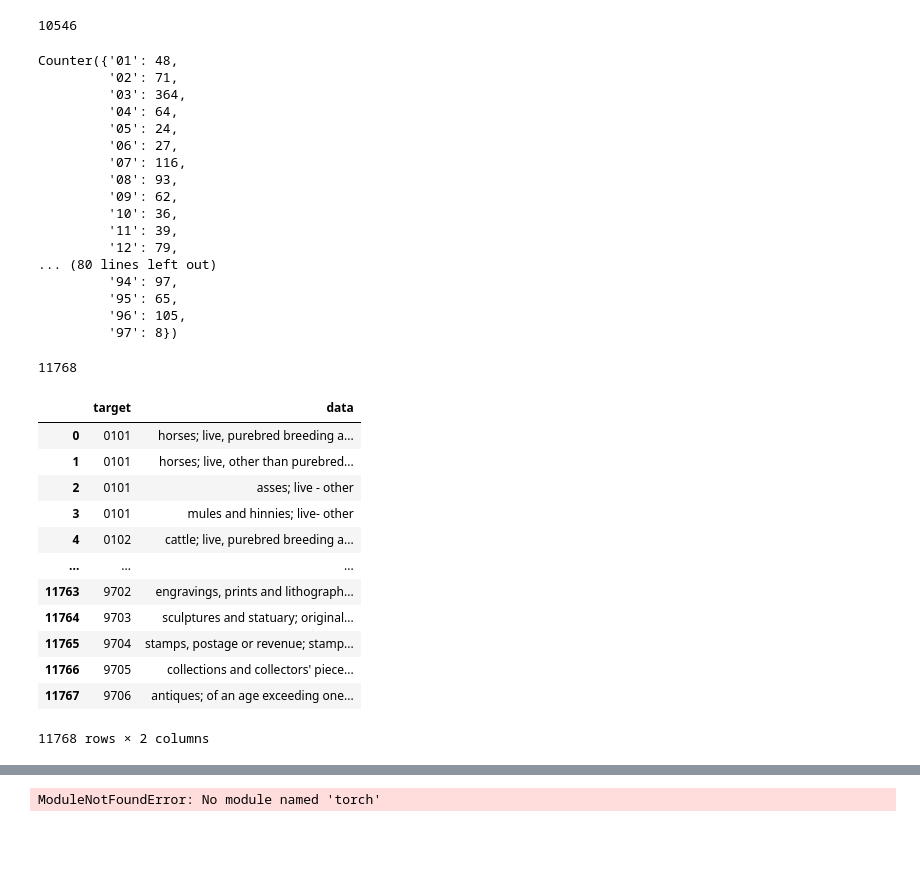
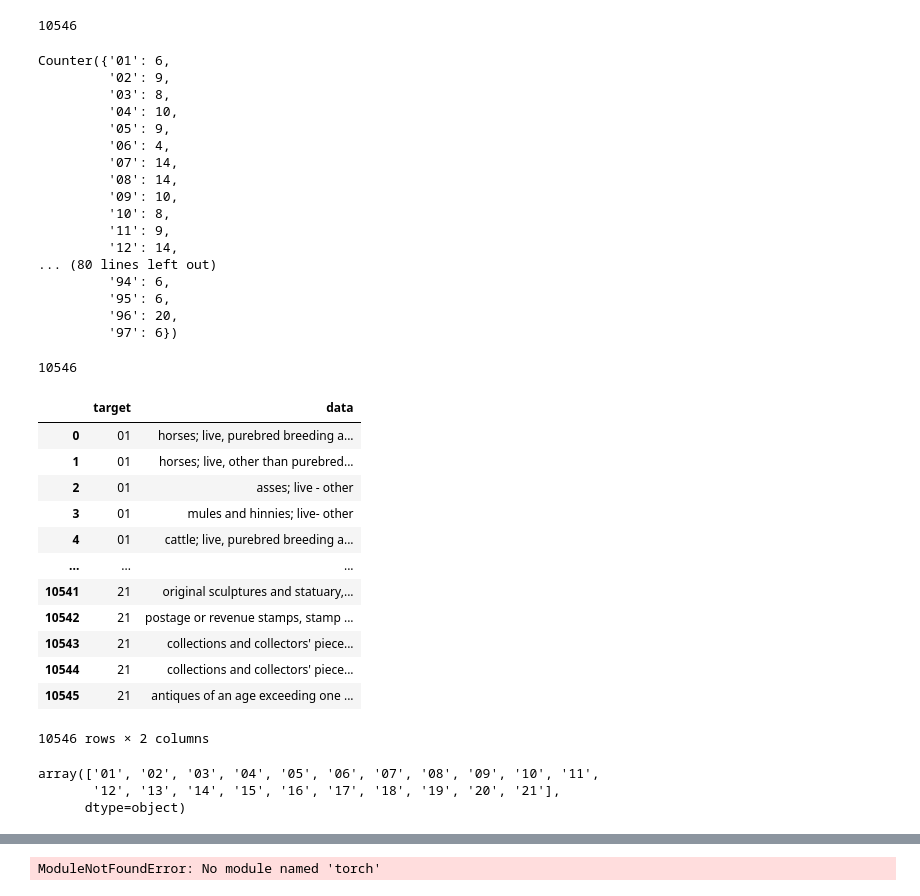
Before and after one commit to dragon-library/work_space, a Jupyter notebook: HS_Code/Lab/manage_data.ipynb, the cells around one changed output, grey strips where cells are left out. Saved outputs shown, nothing was run; the diff lists cells and outputs as text; code cells hidden in the pictures; blank space fills up the shorter version.

```diff
--- a/HS_Code/Lab/manage_data.ipynb
+++ b/HS_Code/Lab/manage_data.ipynb
@@ -56,7 +56,7 @@ def get_data(sheets):
     return data
 # %%
 
-sheets = '8_digit'
+sheets = '4_digit'
 df = get_data(sheets)
 df['section'] = df['section'].map('{:02}'.format)
 df['chapter'] = df['chapter'].map('{:02}'.format)
@@ -118,23 +118,23 @@ len(df['tariff'].unique())
 from collections import Counter
 Counter(df["chapter"])
 # %% [output]
-Counter({'01': 48,
-         '02': 71,
-         '03': 364,
-         '04': 64,
-         '05': 24,
-         '06': 27,
-         '07': 116,
-         '08': 93,
-         '09': 62,
-         '10': 36,
-         '11': 39,
-         '12': 79,
+Counter({'01': 6,
+         '02': 9,
+         '03': 8,
+         '04': 10,
+         '05': 9,
+         '06': 4,
+         '07': 14,
+         '08': 14,
+         '09': 10,
+         '10': 8,
+         '11': 9,
+         '12': 14,
 ... (80 lines left out)
-         '94': 97,
-         '95': 65,
-         '96': 105,
-         '97': 8})
+         '94': 6,
+         '95': 6,
+         '96': 20,
+         '97': 6})
 # %%
 import numpy as np
 import pandas as pd
@@ -164,24 +164,32 @@ def get_data(sheets,types):
 
  #   data = data.rename(columns={'heading' : 'target', 'product_desc' : 'question_text'})
 # %%
-types = 'heading'
-sheets = ['8_digit','4_digit']
+types = 'section'
+sheets = ['8_digit']
 
 df = get_data(sheets,types)
+df['target'] = df['target'].map('{:02}'.format)
 print(len(df))
 df
 # %% [output]
-11768
+10546
 |  | target | data |
-| 0 | 0101 | horses; live, purebred breeding a... |
-| 1 | 0101 | horses; live, other than purebred... |
-| 2 | 0101 | asses; live - other |
-| 3 | 0101 | mules and hinnies; live- other |
-| 4 | 0102 | cattle; live, purebred breeding a... |
+| 0 | 01 | horses; live, purebred breeding a... |
+| 1 | 01 | horses; live, other than purebred... |
+| 2 | 01 | asses; live - other |
+| 3 | 01 | mules and hinnies; live- other |
+| 4 | 01 | cattle; live, purebred breeding a... |
 | ... | ... | ... |
-| 11763 | 9702 | engravings, prints and lithograph... |
-| 11764 | 9703 | sculptures and statuary; original... |
-| 11765 | 9704 | stamps, postage or revenue; stamp... |
-| 11766 | 9705 | collections and collectors' piece... |
-| 11767 | 9706 | antiques; of an age exceeding one... |
+| 10541 | 21 | original sculptures and statuary,... |
+| 10542 | 21 | postage or revenue stamps, stamp ... |
+| 10543 | 21 | collections and collectors' piece... |
+| 10544 | 21 | collections and collectors' piece... |
+| 10545 | 21 | antiques of an age exceeding one ... |
-11768 rows × 2 columns
+10546 rows × 2 columns
+# %%
+
+df.target.unique()
+# %% [output]
+array(['01', '02', '03', '04', '05', '06', '07', '08', '09', '10', '11',
+       '12', '13', '14', '15', '16', '17', '18', '19', '20', '21'],
+      dtype=object)
```
Also changed, not shown: parts of 5 cells of this notebook, 6 other files.
